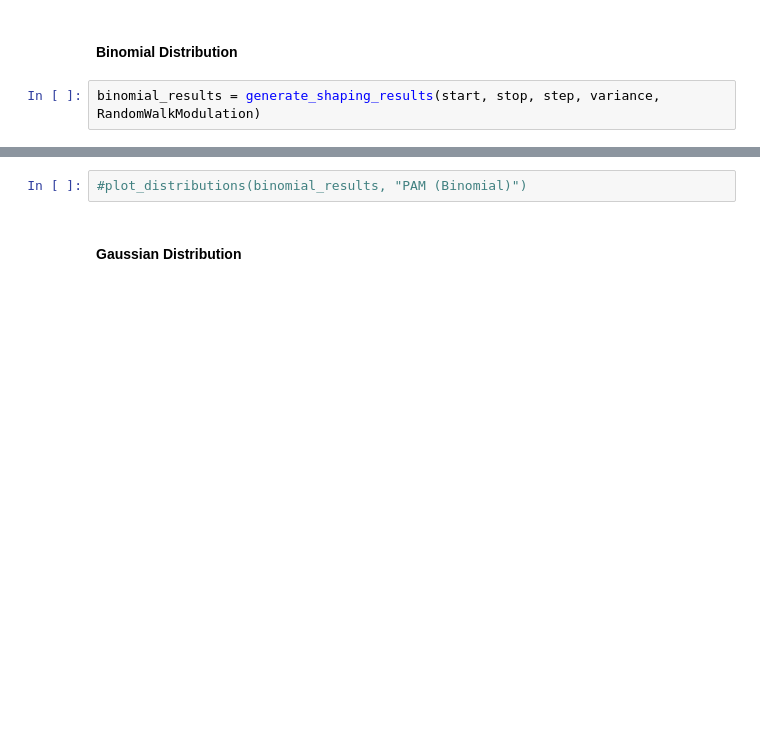
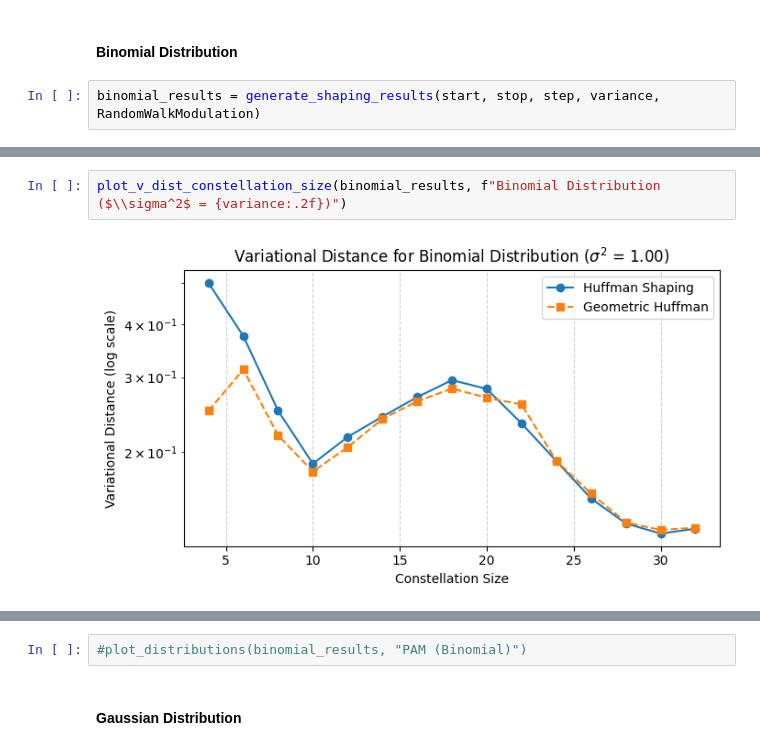
Before and after one commit to carolinesma/PCS, a Jupyter notebook: shaping_distributions/kl_div_pam_shaping_huffman.ipynb, the cells around one changed output, grey strips where cells are left out. Drawn from its saved outputs; the diff is of its cells as text; blank space fills up the shorter version.

```diff
--- a/shaping_distributions/kl_div_pam_shaping_huffman.ipynb
+++ b/shaping_distributions/kl_div_pam_shaping_huffman.ipynb
@@ -28,0 +37,4 @@ plot_kl_vs_constellation_size(binomial_results, "Binomial Distribution")
+# %%
+plot_v_dist_constellation_size(binomial_results, f"Binomial Distribution ($\\sigma^2$ = {variance:.2f})")
+# %% [output]
+[figure, added]
```
Also changed, not shown: parts of 8 cells of this notebook, 4 other files.
